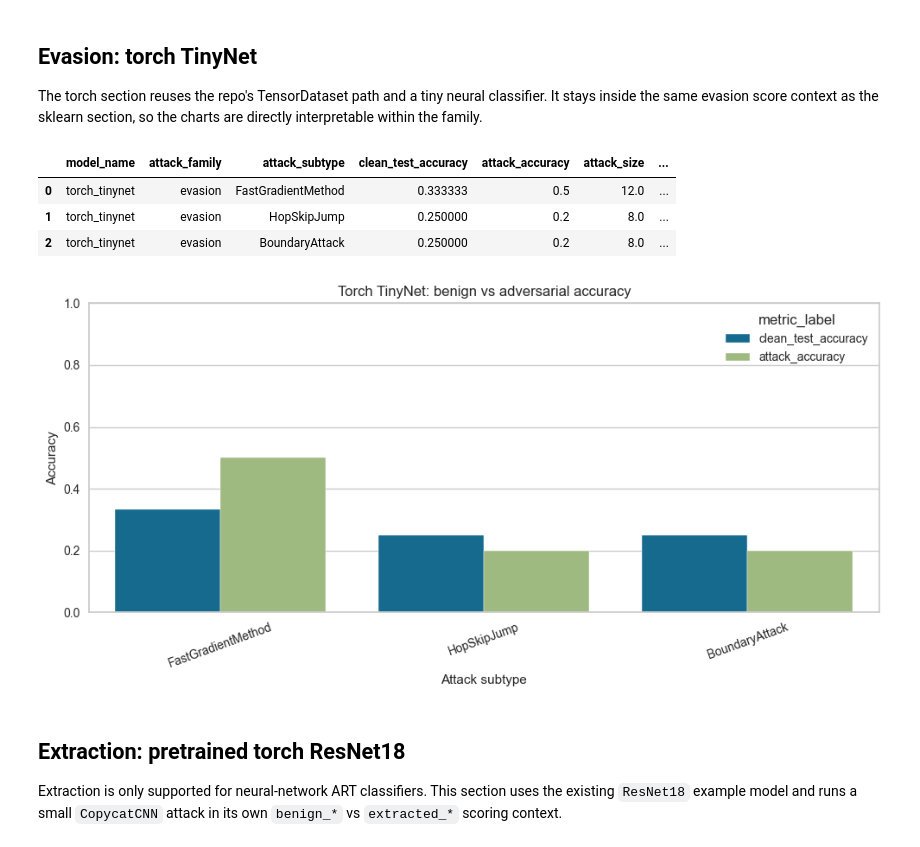
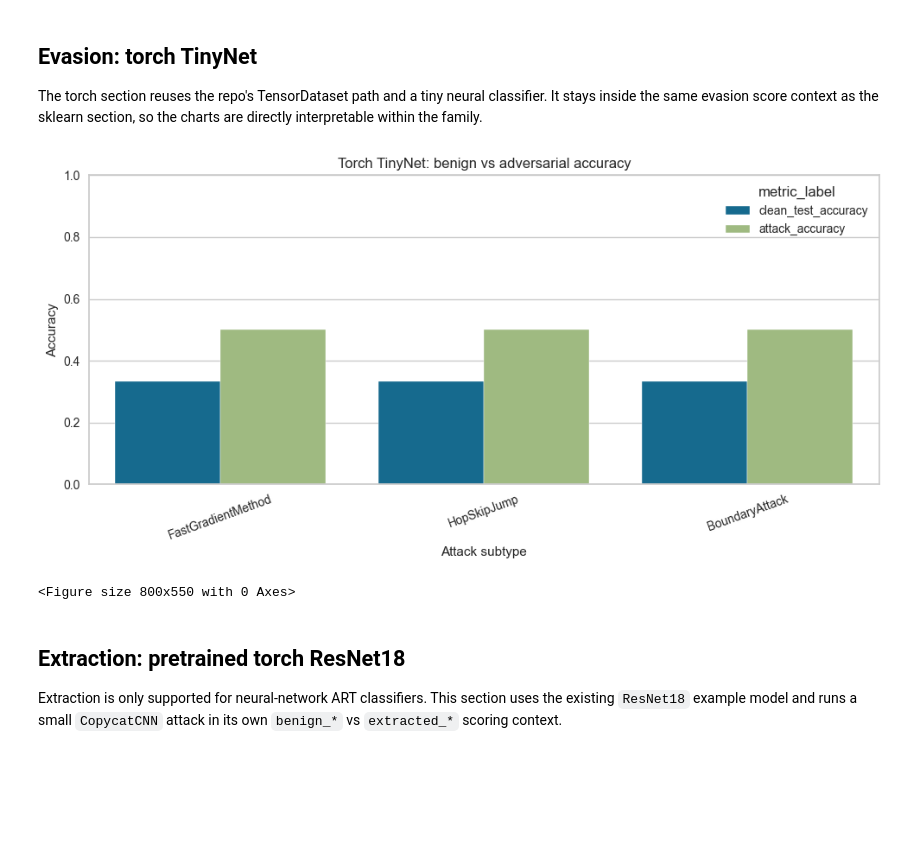
Before and after one commit to simplymathematics/deckard, a Jupyter notebook: docs/notebooks/art_attacks.ipynb, the cells around one changed output. Saved outputs shown, nothing was run; the diff lists cells and outputs as text; code cells hidden in the pictures; blank space fills up the shorter version.

```diff
--- a/docs/notebooks/art_attacks.ipynb
+++ b/docs/notebooks/art_attacks.ipynb
@@ -292,0 +328,24 @@ def build_torch_image_data(seed=SEED, n_samples=20, height=32, width=32):
+# %%
+sklearn_data(data_file=sklearn_data_file)
+
+sklearn_model = ModelConfig(
+    model_type="sklearn.linear_model.LogisticRegression",
+    classifier=True,
+    model_params={"max_iter": 300},
+    # model_file=sklearn_model_file,  # Moved to call below
+)
+log_scores = sklearn_model(sklearn_data, model_file=sklearn_model_file)
+
+sklearn_svm = ModelConfig(
+    model_type="sklearn.svm.SVC",
+    classifier=True,
+    model_params={"max_iter": 300, "probability" : True},
+    # model_file=sklearn_model_
+    # file,  # Moved to call below
+)
+svm_scores = sklearn_svm(sklearn_data, model_file=sklearn_svm_model_file)
+
+print("LogisticRegression:")
+print(log_scores)
+print("SVM:")
+print(svm_scores)
@@ -539,45 +582,44 @@ torch_evasion_specs = [
 
 torch_evasion_data = build_torch_tensor_data()
 torch_evasion_model = PytorchModelConfig(
-    model_type=TinyNet,
-    model_params={"in_features": 8, "hidden_features": 16, "out_features": 2},
+    model_type="deckard.model.pytorch.TinyNet",
+    model_params={"input_dim": 8, "hidden_dim": 16, "output_dim": 2},
     classifier=True,
     fit_params={"nb_epochs": 3, "batch_size": 16},
     criterion="CrossEntropyLoss",
     optimizer={"name": "SGD", "lr": 0.05},
+    # model_file=torch_model_file,  # PATCH: moved to call below
 )
-torch_evasion_model(torch_evasion_data)
+torch_evasion_model(torch_evasion_data, model_file=torch_model_file)
 
 torch_evasion_rows = []
 for spec in torch_evasion_specs:
     attack = PytorchAttackConfig(
         attack_type=spec["attack_type"],
         attack_params=spec["attack_params"],
         attack_size=spec["attack_size"],
+        # attack_file=attack_file,  # PATCH: moved to call below
     )
-    scores = attack(data=torch_evasion_data, model=torch_evasion_model)
+    scores = attack(data=torch_evasion_data, model=torch_evasion_model, attack_file=torch_evasion_attack_file)
     torch_evasion_rows.append(
         {
             "model_name": "torch_tinynet",
             "attack_family": "evasion",
             "attack_subtype": spec["attack_subtype"],
             "clean_test_accuracy": float(scores["benign_accuracy"]),
             "attack_accuracy": float(scores["evasion_accuracy"]),
             **timing_payload(scores),
         }
     )
 
 torch_evasion_df = pd.DataFrame(torch_evasion_rows)
-display(torch_evasion_df)
 plot_grouped_accuracy(torch_evasion_df, "Torch TinyNet: benign vs adversarial accuracy")
 
-torch_evasion_df.to_csv(ARTIFACT_DIR / "torch_evasion_results.csv", index=False)
+torch_evasion_df.to_csv(torch_score_file, index=False)  # Output: torch_scores.csv
+plt.savefig(plot_file)  # Output: attack_plot.png
 # %% [output]
-|  | model_name | attack_family | attack_subtype | clean_test_accuracy | attack_accuracy | attack_size | ... |
-| 0 | torch_tinynet | evasion | FastGradientMethod | 0.333333 | 0.5 | 12.0 | ... |
-| 1 | torch_tinynet | evasion | HopSkipJump | 0.250000 | 0.2 | 8.0 | ... |
-| 2 | torch_tinynet | evasion | BoundaryAttack | 0.250000 | 0.2 | 8.0 | ... |
-[figure, old version]
+[figure, new version]
+<Figure size 800x550 with 0 Axes>
 # %% [markdown]
 ## Extraction: pretrained torch ResNet18
 
```
Also changed, not shown: parts of 12 cells of this notebook, 2 other files.
